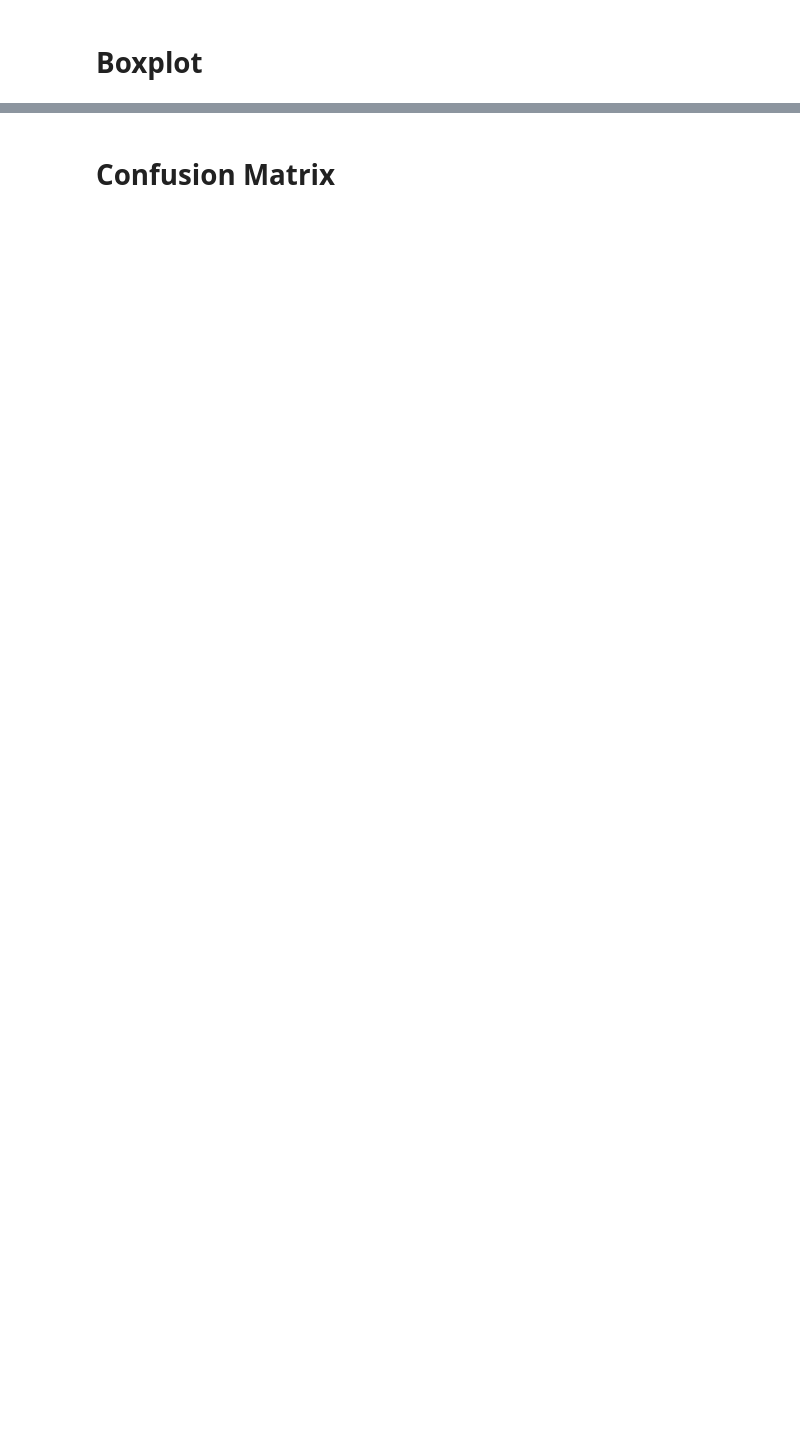
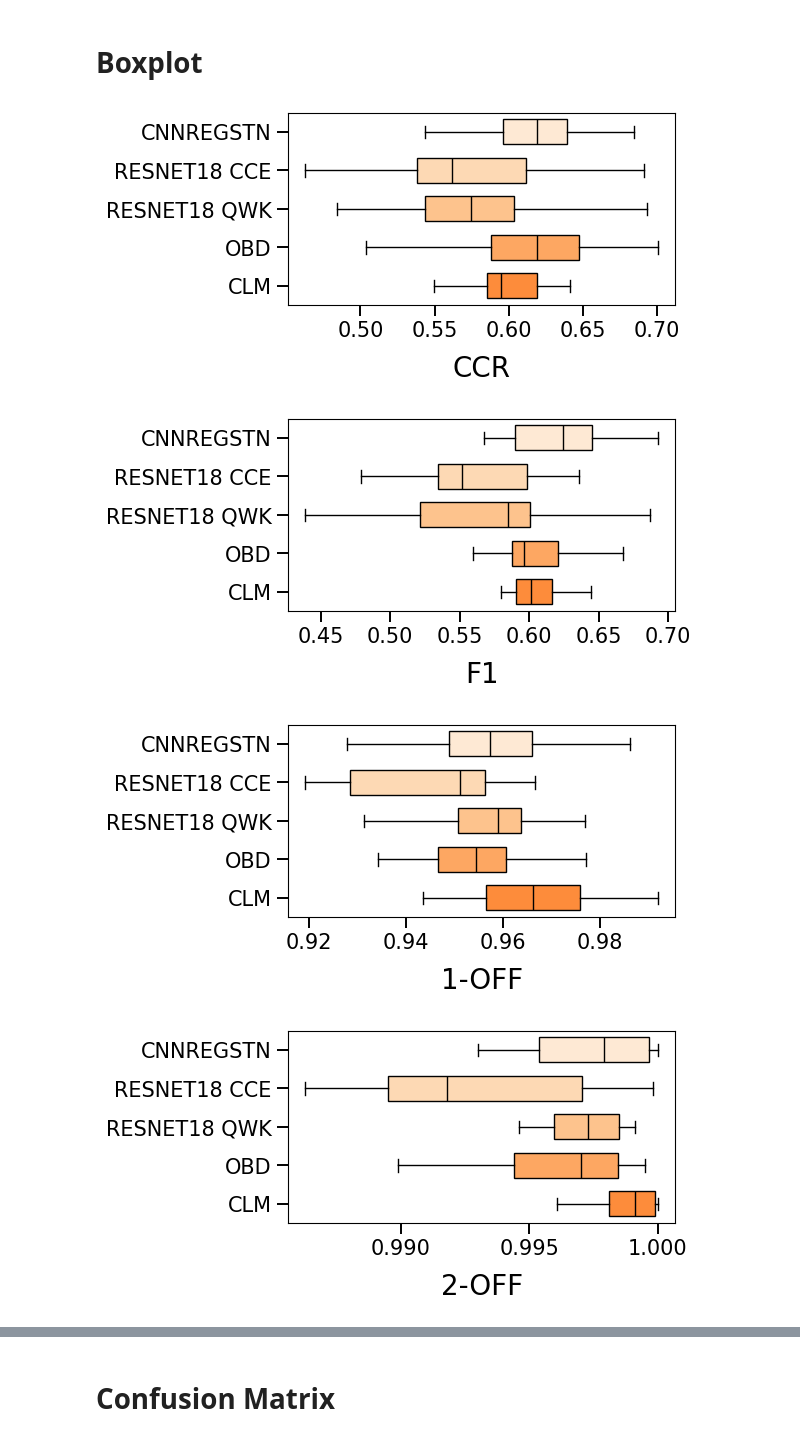
Before and after one commit to edoardo-conti/iclus-ordinal-classification, a Jupyter notebook: notebooks/aggregate_results.ipynb, the cells around one changed output, grey strips where cells are left out. Cells and saved outputs as stored; diff of their text form; code cells hidden in the pictures; blank space fills up the shorter version.

```diff
--- a/notebooks/aggregate_results.ipynb
+++ b/notebooks/aggregate_results.ipynb
@@ -44,46 +62,52 @@ import os
 import matplotlib.pyplot as plt
 
 # Percorso della cartella in cui salvare i boxplot
-save_folder = '/Users/edoardoconti/Downloads/results_ordinal_paper/materiale_overleaf/boxplots'
+save_folder = '/Users/edoardoconti/Downloads/results_ordinal_paper/materiale_overleaf/boxplots/new'
 os.makedirs(save_folder, exist_ok=True)
 
 for metric in metrics:
-    plt.figure(figsize=(8, 4))
+    plt.figure(figsize=(5, 2.5))
     positions = np.arange(len(experiment_types))
     positions = positions[::-1] #reverse
 
     medianprops = dict(linestyle='-', color='black')
 
     # Creazione del boxplot con colori
     box_plot = plt.boxplot([df[df['experiment_type'] == exp_type][metric] for exp_type in experiment_types],
                            positions=positions,
                            labels=[exp_type.upper() for exp_type in experiment_types],  # Rende maiuscole le etichette
                            showfliers=False,
                            vert=False,
                            widths=0.65,
                            patch_artist=True,
                            medianprops=medianprops
                            )
 
     # Specifica i colori e le gradazioni
     #colors = plt.cm.YlGn(np.linspace(0.1, 0.5, len(experiment_types)))
     colors = plt.cm.Oranges(np.linspace(0.1, 0.5, len(experiment_types)))
 
     # Assegna colori ai boxplot
     for i, box in enumerate(box_plot['boxes']):
         box.set_facecolor(colors[i])
 
-    # Modifica la dimensione del font per le etichette
-    plt.xlabel(metric.upper(), fontsize=20, labelpad=15)  # Aggiunge spazio sotto l'etichetta dell'asse x
+    # Get the metric title, or use the uppercased metric if not in the dictionary
+    plt_title = {'ACC_1OFF': '1-OFF', 'ACC_2OFF': '2-OFF', 'F1': 'F1'}.get(metric.upper(), metric.upper())
+    plt.xlabel(plt_title, fontsize=20, labelpad=10)
 
     # Modifica la dimensione del font per le etichette degli assi
-    plt.tick_params(axis='both', labelsize=15)
+    plt.tick_params(axis='both', labelsize=15, direction='out', length=8, width=1.4)
 
-    # plt.show()
+    plt.show()
 
     # Costruisci il nome del file e salva l'immagine
-    file_name = f'{save_folder}/{metric.upper()}.png'
-    plt.savefig(file_name, bbox_inches='tight')
-    plt.close()
+    # file_name = f'{save_folder}/{metric.upper()}.png'
+    # plt.savefig(file_name, bbox_inches='tight')
+    # plt.close()
 
-    print(f'Salvato: {file_name}')
+    # print(f'Salvato: {file_name}')
+# %% [output]
+[figure, added]
+[figure, added]
+[figure, added]
+[figure, added]
```
Also changed, not shown: parts of 13 cells of this notebook, 9 other files.
